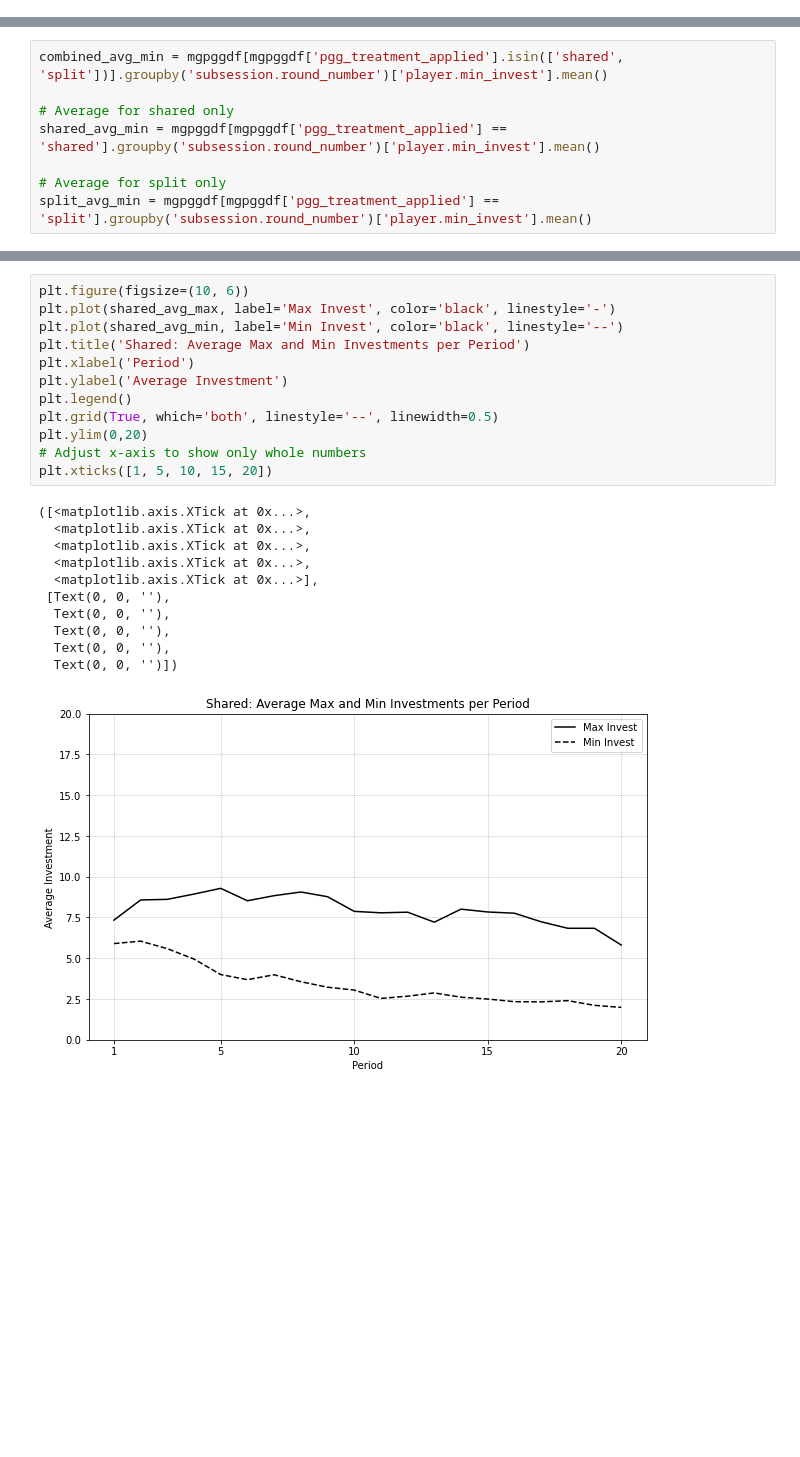
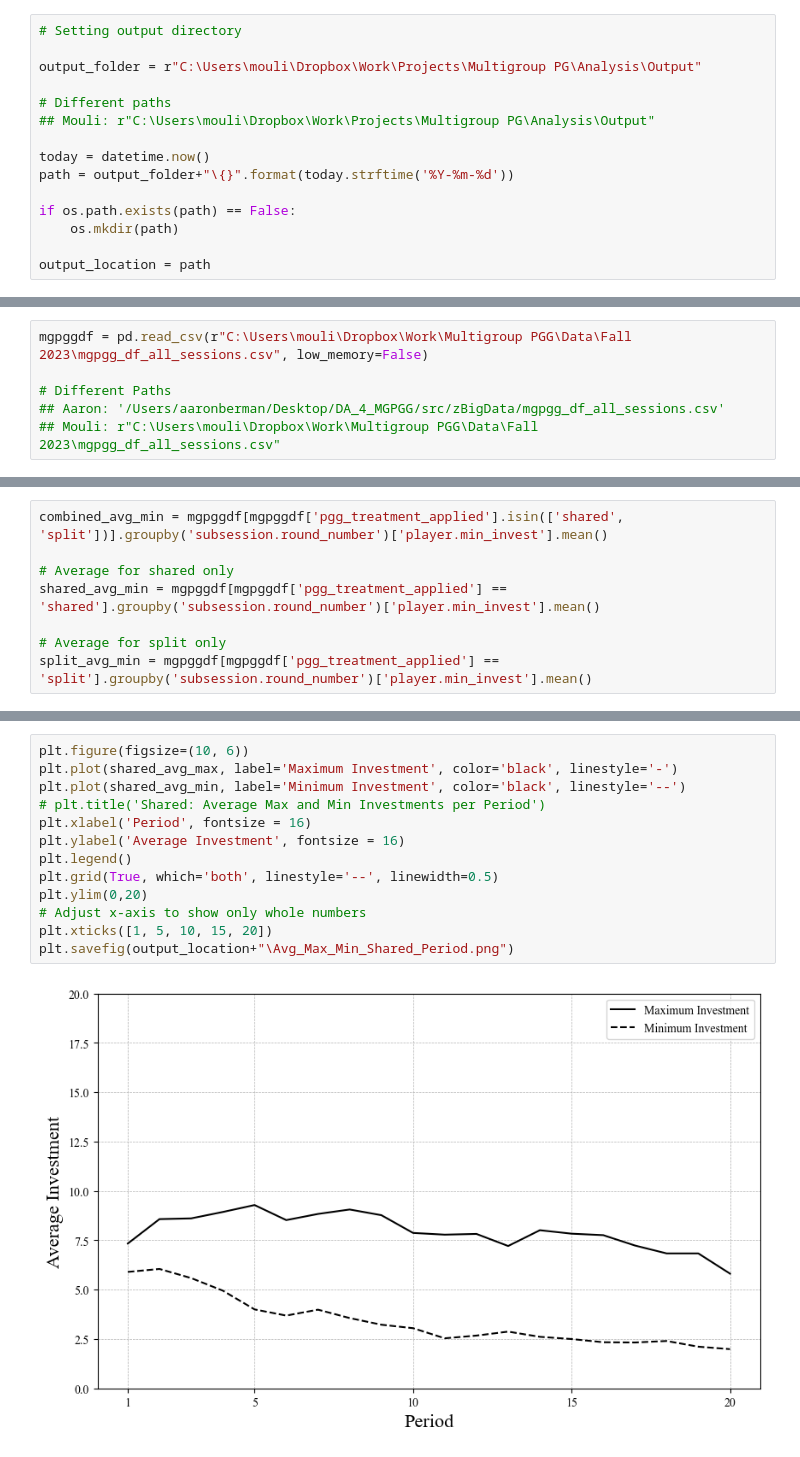
Before and after one commit to AaronSVMB/DA_4_MGPGG, a Jupyter notebook: src/Analysis/zAnalysis.ipynb, the cells around one changed output, grey strips where cells are left out. Saved outputs shown, nothing was run; the diff lists cells and outputs as text; blank space fills up the shorter version.

Commit message:
Mouli: Made changes to the plots (Font type, font size)

```diff
--- a/src/Analysis/zAnalysis.ipynb
+++ b/src/Analysis/zAnalysis.ipynb
@@ -19,3 +42,18 @@ from regression_utils import (gen_panel_ols)
+# %%
+# Setting output directory
+
+output_folder = r"C:\Users\mouli\Dropbox\Work\Projects\Multigroup PG\Analysis\Output"
+
+# Different paths
+## Mouli: r"C:\Users\mouli\Dropbox\Work\Projects\Multigroup PG\Analysis\Output"
+
+today = datetime.now()
+path = output_folder+"\{}".format(today.strftime('%Y-%m-%d'))
+
+if os.path.exists(path) == False:
+    os.mkdir(path)
+
+output_location = path
 # %% [markdown]
 ## Code Test
 # %% [markdown]
@@ -25,3 +61,9 @@ mgpggdf = pd.read_csv('/Users/aaronberman/Desktop/DA_4_MGPGG/src/zBigData/mgpgg_
+# %%
+mgpggdf = pd.read_csv(r"C:\Users\mouli\Dropbox\Work\Multigroup PGG\Data\Fall 2023\mgpgg_df_all_sessions.csv", low_memory=False)
+
+# Different Paths
+## Aaron: '/Users/aaronberman/Desktop/DA_4_MGPGG/src/zBigData/mgpgg_df_all_sessions.csv'
+## Mouli: r"C:\Users\mouli\Dropbox\Work\Multigroup PGG\Data\Fall 2023\mgpgg_df_all_sessions.csv"
 # %%
 mgpggdf
 # %% [markdown]
@@ -706,26 +729,17 @@ plt.xticks([1, 5, 10, 15, 20])
 # %%
 plt.figure(figsize=(10, 6))
-plt.plot(shared_avg_max, label='Max Invest', color='black', linestyle='-')
-plt.plot(shared_avg_min, label='Min Invest', color='black', linestyle='--')
-plt.title('Shared: Average Max and Min Investments per Period')
-plt.xlabel('Period')
-plt.ylabel('Average Investment')
+plt.plot(shared_avg_max, label='Maximum Investment', color='black', linestyle='-')
+plt.plot(shared_avg_min, label='Minimum Investment', color='black', linestyle='--')
+# plt.title('Shared: Average Max and Min Investments per Period')
+plt.xlabel('Period', fontsize = 16)
+plt.ylabel('Average Investment', fontsize = 16)
 plt.legend()
 plt.grid(True, which='both', linestyle='--', linewidth=0.5)
 plt.ylim(0,20)
 # Adjust x-axis to show only whole numbers
 plt.xticks([1, 5, 10, 15, 20])
+plt.savefig(output_location+"\Avg_Max_Min_Shared_Period.png")
 # %% [output]
-([<matplotlib.axis.XTick at 0x...>,
-  <matplotlib.axis.XTick at 0x...>,
-  <matplotlib.axis.XTick at 0x...>,
-  <matplotlib.axis.XTick at 0x...>,
-  <matplotlib.axis.XTick at 0x...>],
- [Text(0, 0, ''),
-  Text(0, 0, ''),
-  Text(0, 0, ''),
-  Text(0, 0, ''),
-  Text(0, 0, '')])
-[figure, old version]
+[figure, new version]
 # %%
 plt.figure(figsize=(10, 6))
```
Also changed, not shown: parts of 10 cells of this notebook, 1 other file.
